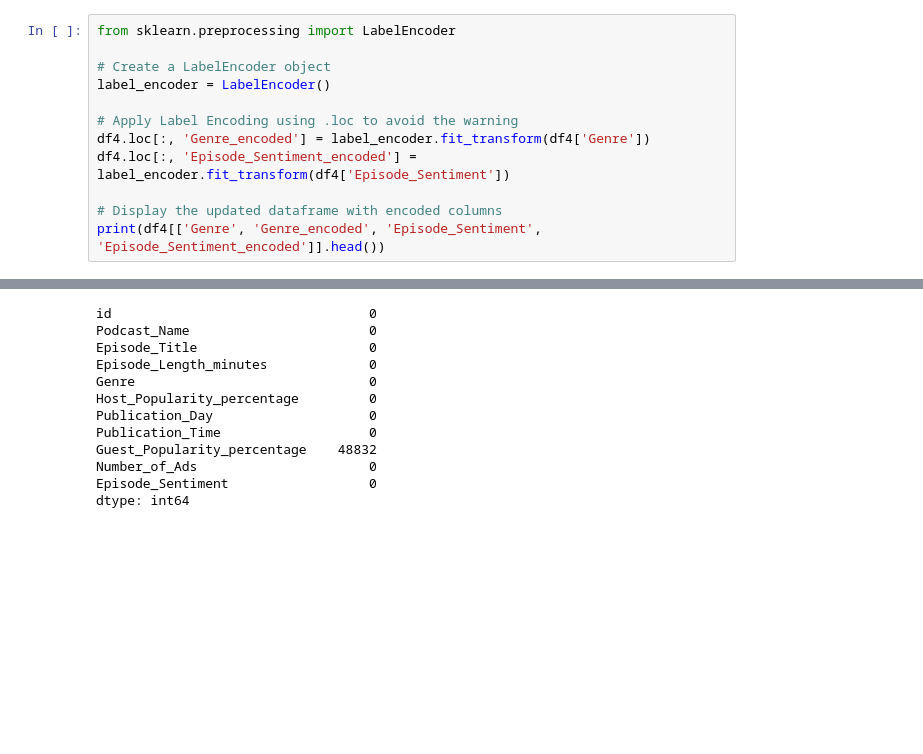
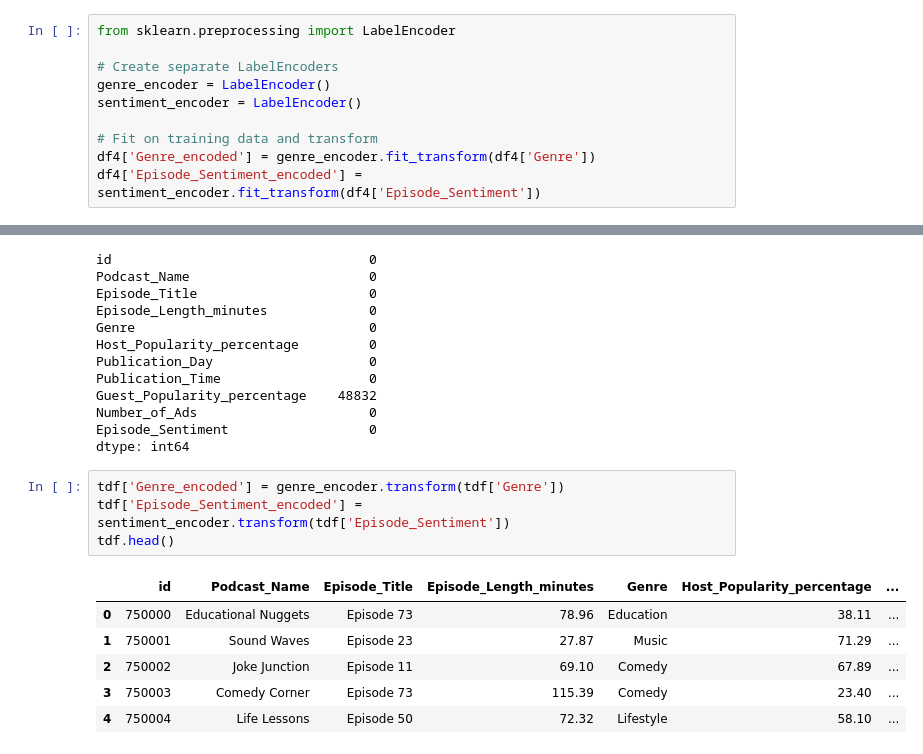
Before and after one commit to aiarnob23/ML_DL_practise, a Jupyter notebook: Podcast Listening Time/podcast_listening_time.ipynb, the cells around one changed output, grey strips where cells are left out. Drawn from its saved outputs; the diff is of its cells as text; blank space fills up the shorter version.

```diff
--- a/Podcast Listening Time/podcast_listening_time.ipynb
+++ b/Podcast Listening Time/podcast_listening_time.ipynb
@@ -296,13 +295,11 @@ df4
 # %%
 from sklearn.preprocessing import LabelEncoder
 
-# Create a LabelEncoder object
-label_encoder = LabelEncoder()
+# Create separate LabelEncoders
+genre_encoder = LabelEncoder()
+sentiment_encoder = LabelEncoder()
 
-# Apply Label Encoding using .loc to avoid the warning
-df4.loc[:, 'Genre_encoded'] = label_encoder.fit_transform(df4['Genre'])
-df4.loc[:, 'Episode_Sentiment_encoded'] = label_encoder.fit_transform(df4['Episode_Sentiment'])
-
-# Display the updated dataframe with encoded columns
-print(df4[['Genre', 'Genre_encoded', 'Episode_Sentiment', 'Episode_Sentiment_encoded']].head())
+# Fit on training data and transform
+df4['Genre_encoded'] = genre_encoder.fit_transform(df4['Genre'])
+df4['Episode_Sentiment_encoded'] = sentiment_encoder.fit_transform(df4['Episode_Sentiment'])
 # %% [output]
@@ -607,3 +598,14 @@ Guest_Popularity_percentage    48832
 Number_of_Ads                      0
 Episode_Sentiment                  0
 dtype: int64
+# %%
+tdf['Genre_encoded'] = genre_encoder.transform(tdf['Genre'])
+tdf['Episode_Sentiment_encoded'] = sentiment_encoder.transform(tdf['Episode_Sentiment'])
+tdf.head()
+# %% [output]
+|  | id | Podcast_Name | Episode_Title | Episode_Length_minutes | Genre | Host_Popularity_percentage | ... |
+| 0 | 750000 | Educational Nuggets | Episode 73 | 78.96 | Education | 38.11 | ... |
+| 1 | 750001 | Sound Waves | Episode 23 | 27.87 | Music | 71.29 | ... |
+| 2 | 750002 | Joke Junction | Episode 11 | 69.10 | Comedy | 67.89 | ... |
+| 3 | 750003 | Comedy Corner | Episode 73 | 115.39 | Comedy | 23.40 | ... |
+| 4 | 750004 | Life Lessons | Episode 50 | 72.32 | Lifestyle | 58.10 | ... |
```
Also changed, not shown: parts of 4 cells of this notebook.
